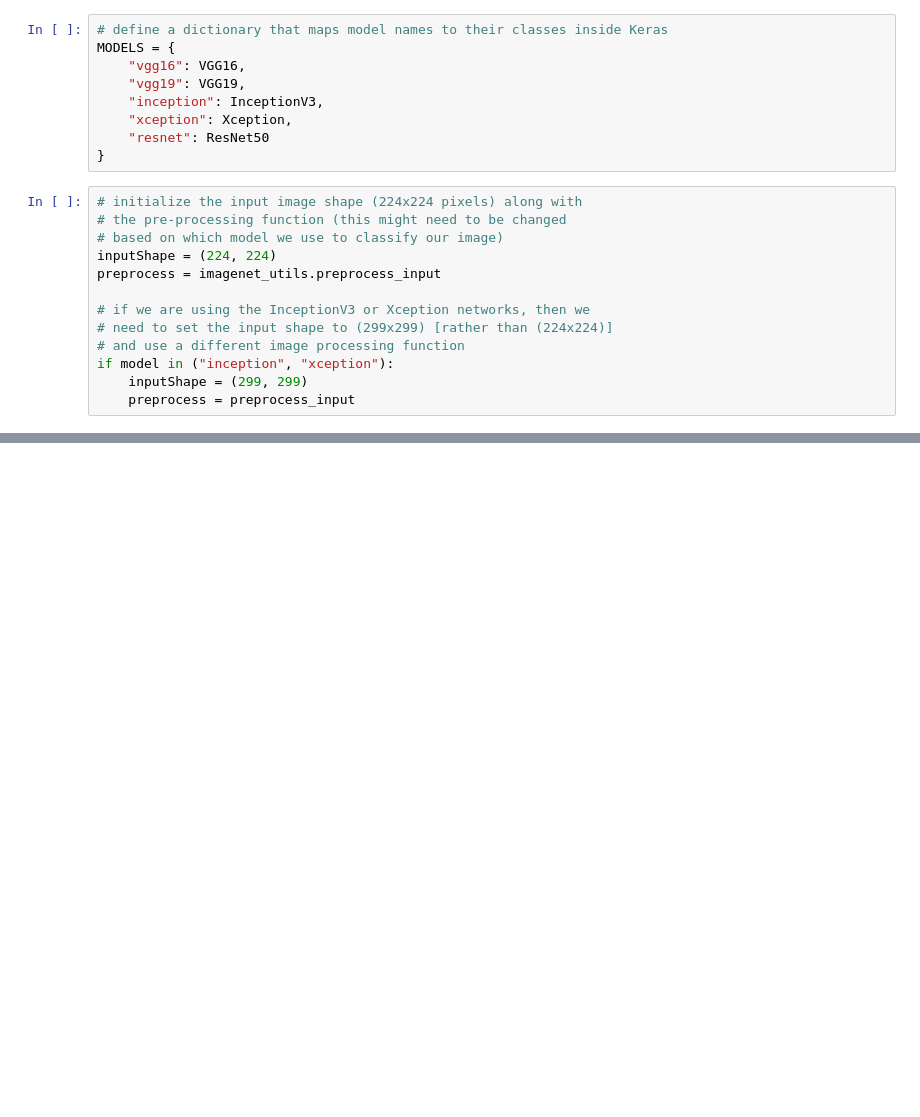
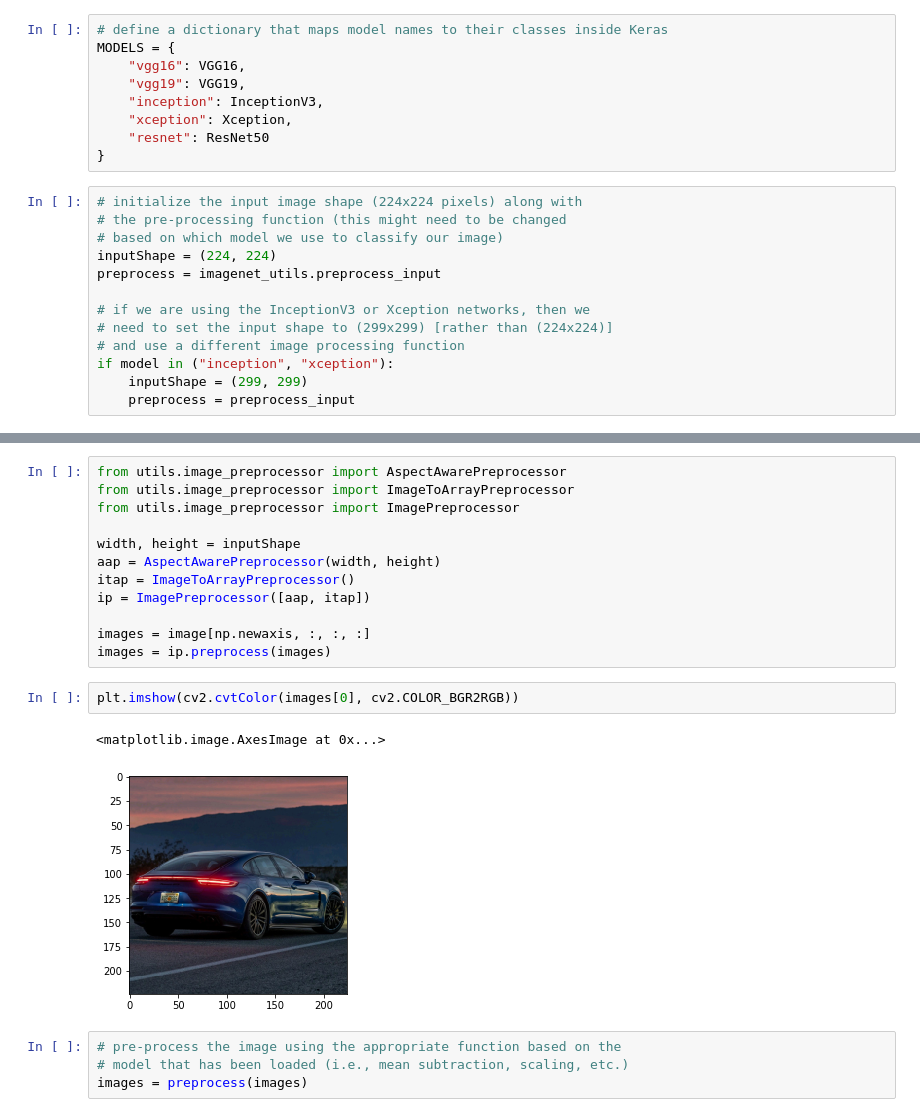
Before and after one commit to pedro-abundio-wang/computer-vision, a Jupyter notebook: notebooks/deep-learning-for-computer-vision-with-python/120_Keras_Model_Pretrained.ipynb, the cells around one changed output, grey strips where cells are left out. Drawn from its saved outputs; the diff is of its cells as text; blank space fills up the shorter version.

```diff
--- a/notebooks/deep-learning-for-computer-vision-with-python/120_Keras_Model_Pretrained.ipynb
+++ b/notebooks/deep-learning-for-computer-vision-with-python/120_Keras_Model_Pretrained.ipynb
@@ -75,2 +73,23 @@ image = preprocess(image)
+# %%
+from utils.image_preprocessor import AspectAwarePreprocessor
+from utils.image_preprocessor import ImageToArrayPreprocessor
+from utils.image_preprocessor import ImagePreprocessor
+
+width, height = inputShape
+aap = AspectAwarePreprocessor(width, height)
+itap = ImageToArrayPreprocessor()
+ip = ImagePreprocessor([aap, itap])
+
+images = image[np.newaxis, :, :, :]
+images = ip.preprocess(images)
+# %%
+plt.imshow(cv2.cvtColor(images[0], cv2.COLOR_BGR2RGB))
+# %% [output]
+<matplotlib.image.AxesImage at 0x...>
+[figure, added]
+# %%
+# pre-process the image using the appropriate function based on the
+# model that has been loaded (i.e., mean subtraction, scaling, etc.)
+images = preprocess(images)
 # %%
 # classify the image
```
Also changed, not shown: parts of 7 cells of this notebook, 2 other files.
